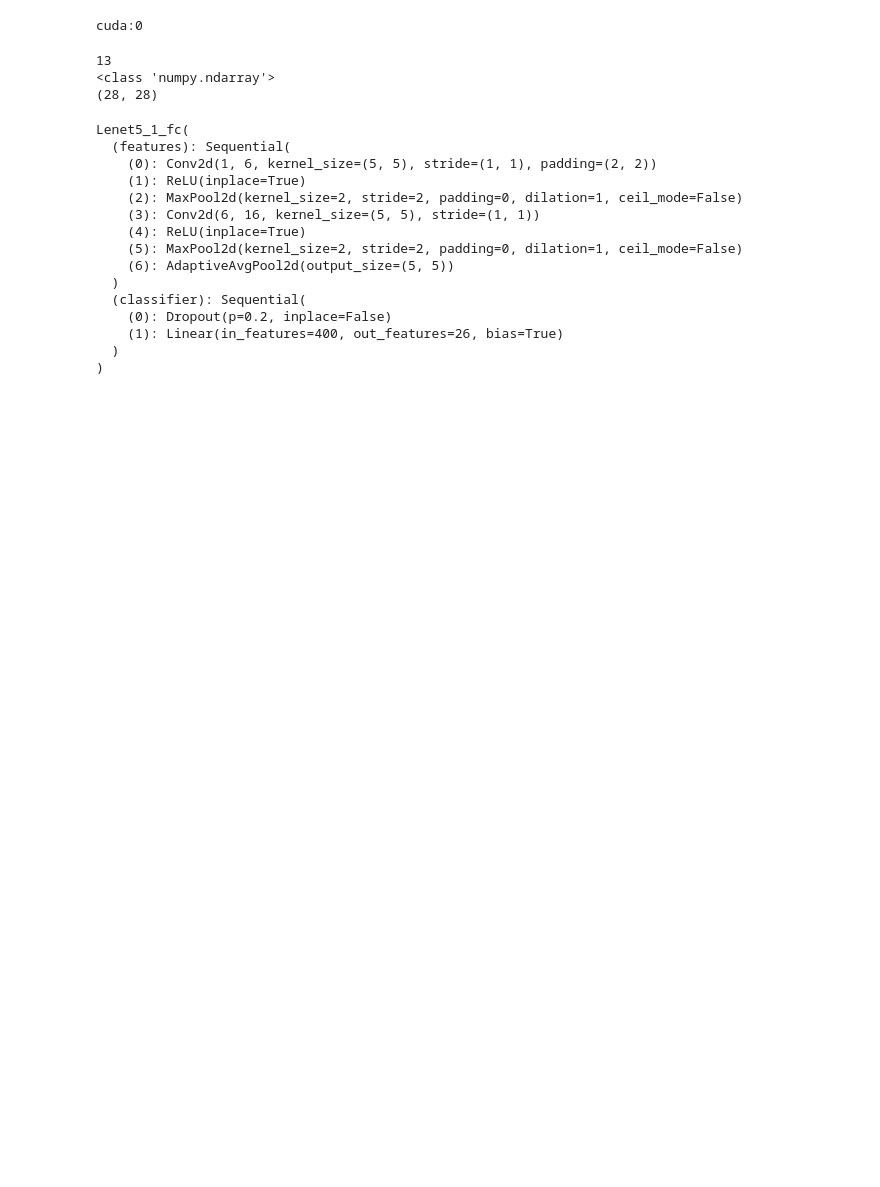
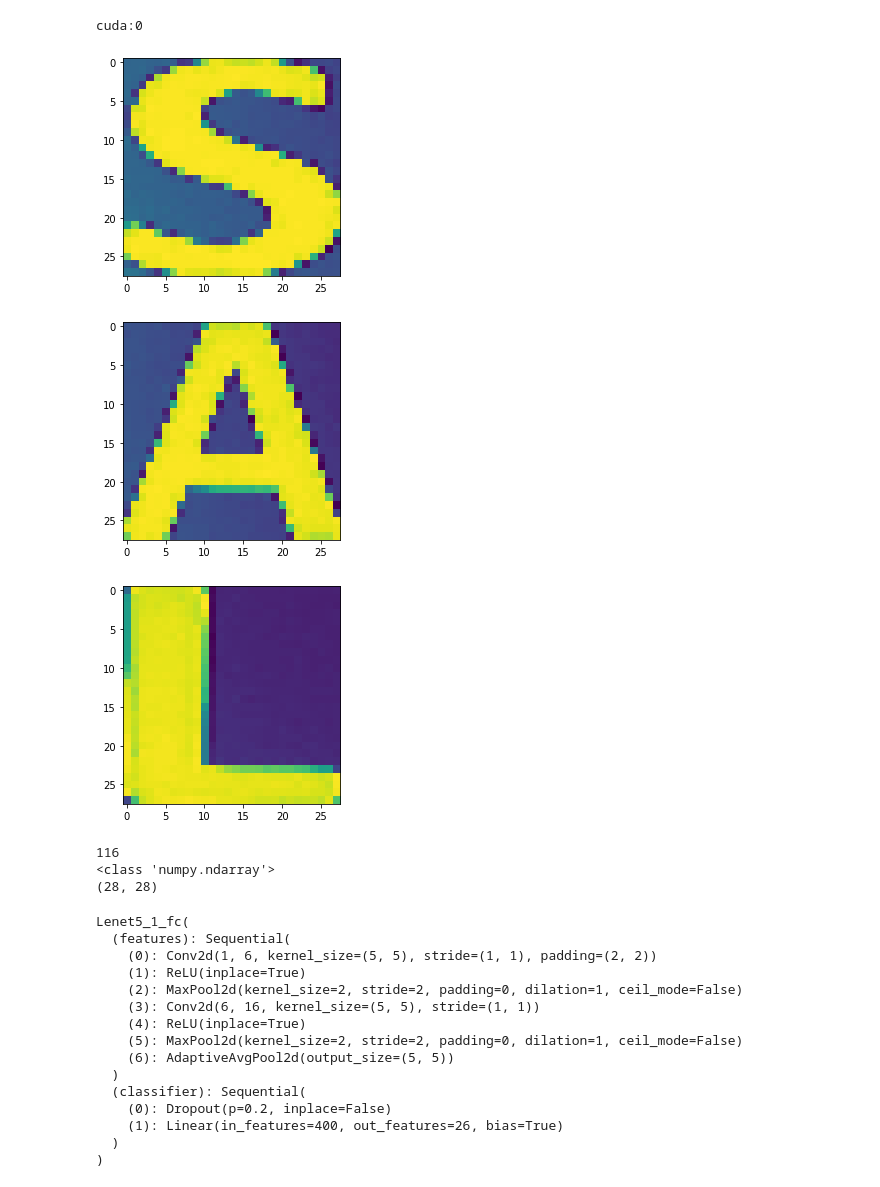
Before and after one commit to jneirar/ai_project5, a Jupyter notebook: Test.ipynb, the cells around one changed output. Drawn from its saved outputs; the diff is of its cells as text; code cells hidden in the pictures; blank space fills up the shorter version.

```diff
--- a/Test.ipynb
+++ b/Test.ipynb
@@ -33,37 +33,42 @@ with zipfile.ZipFile("models.zip","r") as zip_ref:
 # %%
 #Obtener images = lista de np arrays que entran al modelo
-img = cv2.imread(PATH + '/hand1.jpg')
+img = cv2.imread(PATH + '/out.jpg')
 
 gray = cv2.cvtColor(img, cv2.COLOR_BGR2GRAY)
 ret, thresh = cv2.threshold(gray, 10, 255, cv2.THRESH_BINARY_INV)
 kernel = cv2.getStructuringElement(cv2.MORPH_RECT, (1,1))
 mask = cv2.morphologyEx(thresh, cv2.MORPH_DILATE, kernel)
 conts = cv2.findContours(mask, cv2.RETR_EXTERNAL, cv2.CHAIN_APPROX_SIMPLE)
 conts = imutils.grab_contours(conts)
 boxes = []
 for cntr in conts:
     x,y,w,h = cv2.boundingRect(cntr)
     boxes.append((x,y,w,h))
 
 boxes = sorted(boxes, key=lambda x: (x))
 
 images = []
-for i in boxes:
+for e, i in enumerate(boxes):
     x = i[0]
     y = i[1]
     w = i[2]
     h = i[3]
     cropped = gray[y:y+h, x:x+w]
     cropped = 255 - cropped
     cropped = cv2.resize(cropped, (28, 28))
     images.append(cropped)
-    #plt.imshow(cropped)
-    #plt.show()
+    if e < 3:
+        plt.imshow(cropped)
+        plt.show()
+
 print(len(images))
 print(type(images[0]))
 print(images[0].shape)
 # %% [output]
+[figure, added]
+[figure, added]
+[figure, added]
-13
+116
 <class 'numpy.ndarray'>
 (28, 28)
 # %%
```
Also changed, not shown: parts of 9 cells of this notebook, 1 other file.
